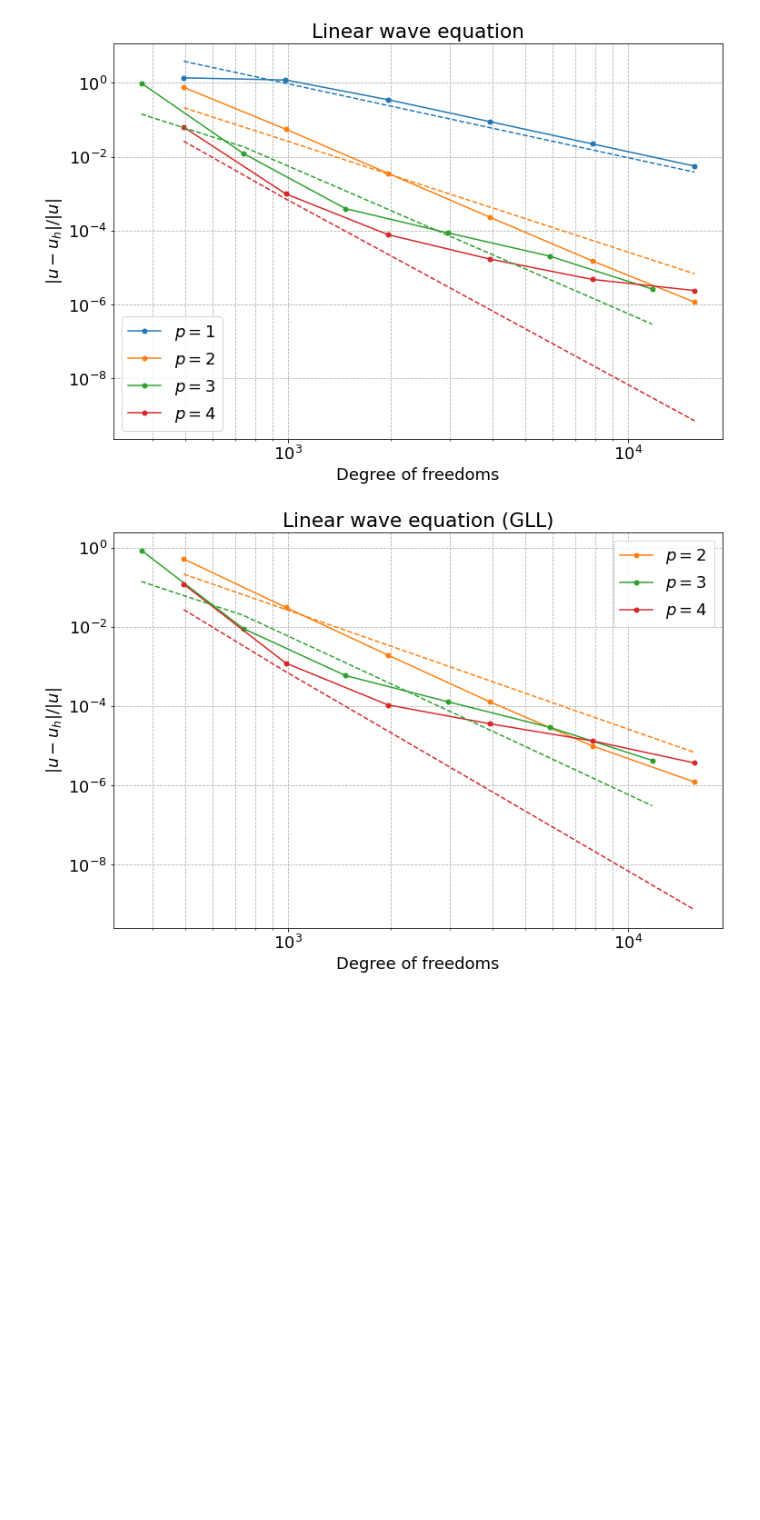
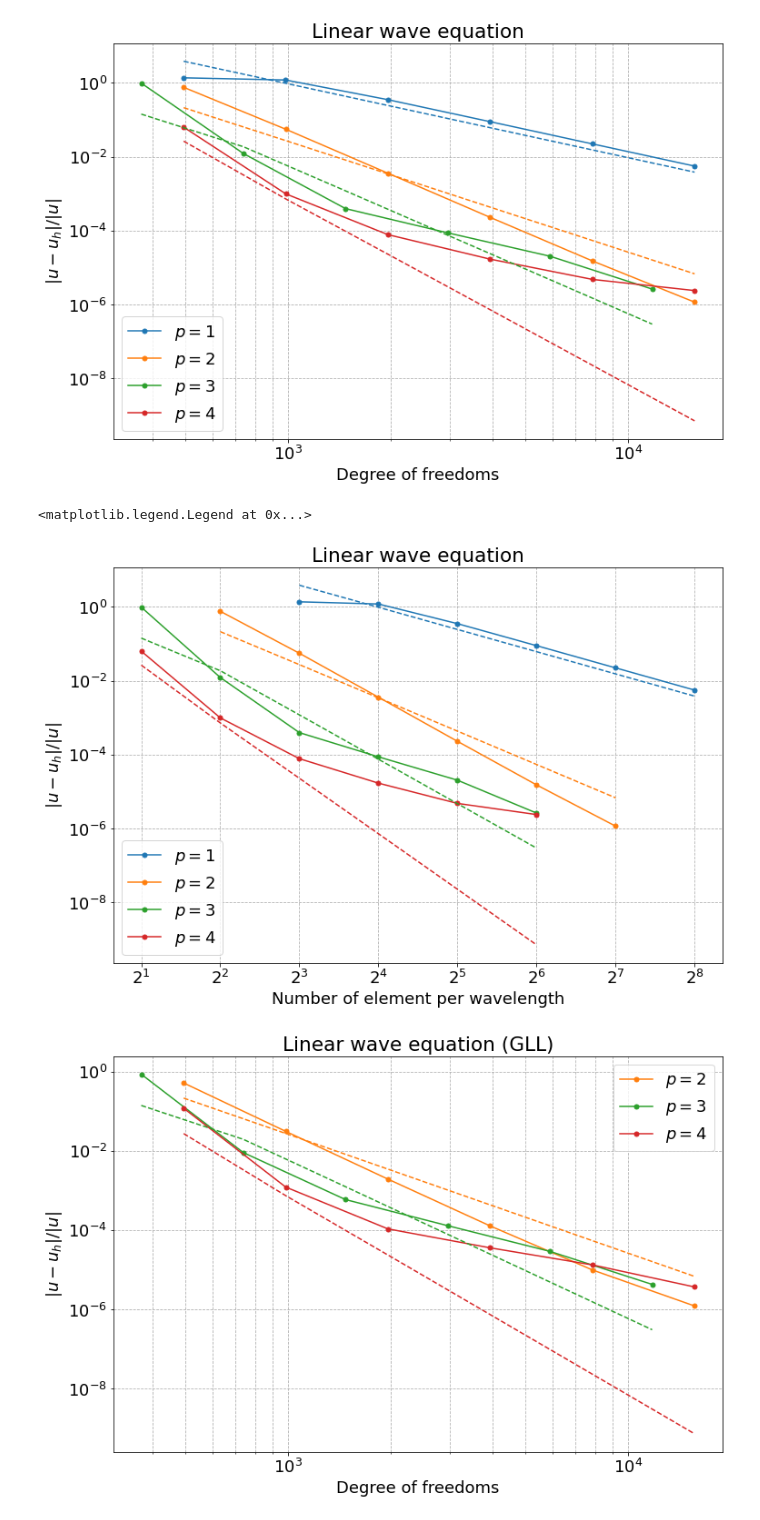
Before and after one commit to adeebkor/fenicsx-fus, a Jupyter notebook: data/error_plot.ipynb, the cells around one changed output. Drawn from its saved outputs; the diff is of its cells as text; code cells hidden in the pictures; blank space fills up the shorter version.

Commit message:
Update plot

```diff
--- a/data/error_plot.ipynb
+++ b/data/error_plot.ipynb
@@ -47,6 +47,33 @@ plt.legend()
 plt.savefig("linear_1d_default.pdf")
 # %% [output]
 [figure]
+# %%
+fig, ax = plt.subplots(figsize=(12, 8))
+
+ax.plot(linear_p1["Number of element per wavelength"], linear_p1["L2 error FE"], 'C0-o', ms=5, label='$p=1$')
+ax.plot(linear_p2["Number of element per wavelength"], linear_p2["L2 error FE"], 'C1-o', ms=5, label='$p=2$')
+ax.plot(linear_p3["Number of element per wavelength"], linear_p3["L2 error FE"], 'C2-o', ms=5, label='$p=3$')
+ax.plot(linear_p4["Number of element per wavelength"], linear_p4["L2 error FE"], 'C3-o', ms=5, label='$p=4$')
+
+ax.plot(linear_p1["Number of element per wavelength"], 70*linear_p1["L2 error BA"], 'C0--', ms=5)
+ax.plot(linear_p2["Number of element per wavelength"], 10*linear_p2["L2 error BA"], 'C1--', ms=5)
+ax.plot(linear_p3["Number of element per wavelength"], 10*linear_p3["L2 error BA"], 'C2--', ms=5)
+ax.plot(linear_p4["Number of element per wavelength"], 5*linear_p4["L2 error BA"], 'C3--', ms=5)
+
+ax.set_xscale('log', base=2)
+ax.set_yscale('log')
+
+ax.set_title('Linear wave equation')
+ax.set_xlabel('Number of element per wavelength')
+ax.set_ylabel('$|u-u_{h}|/|u|$')
+
+plt.grid('on', which='both', linestyle='--')
+plt.legend()
+
+# plt.savefig("linear_1d_default.pdf")
+# %% [output]
+<matplotlib.legend.Legend at 0x...>
+[figure, added]
 # %%
 linear_p2_gll = linear_1d_gll[linear_1d_gll["Basis degree"] == 2]
 linear_p3_gll = linear_1d_gll[linear_1d_gll["Basis degree"] == 3]
```
Also changed, not shown: parts of 1 cell of this notebook, 2 other files.
